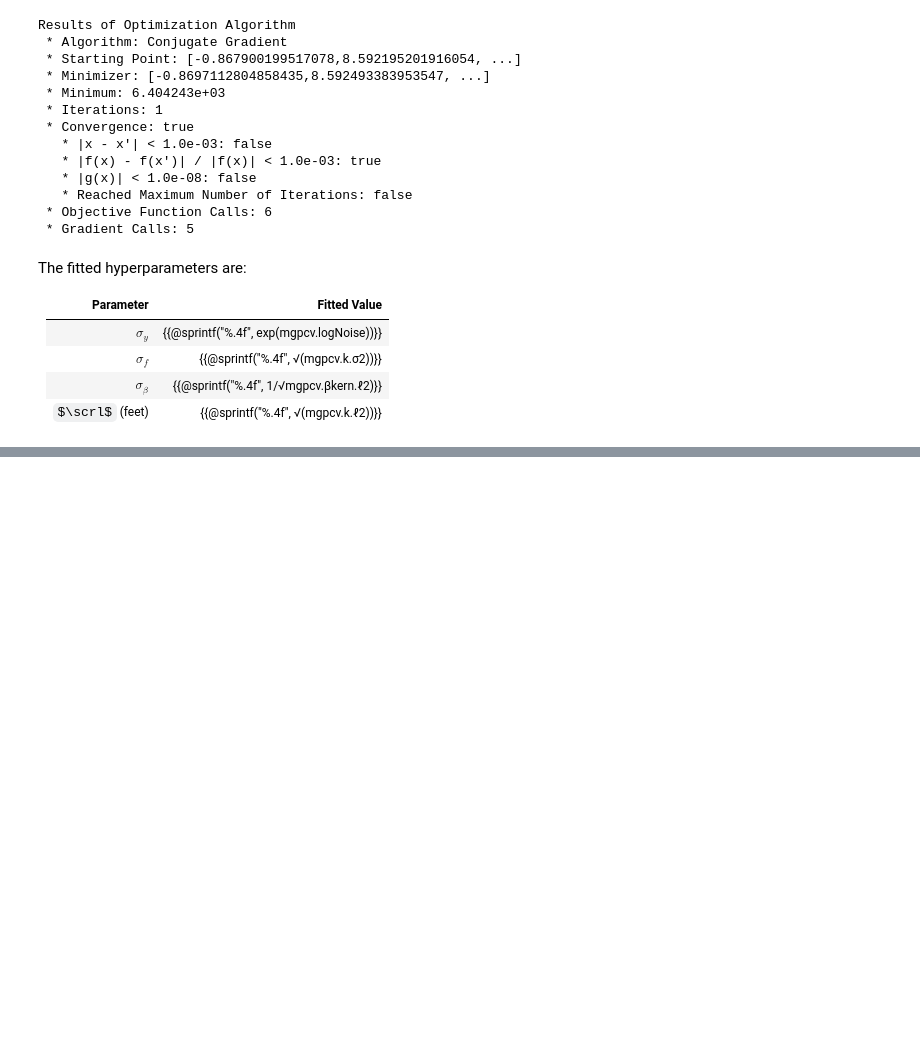
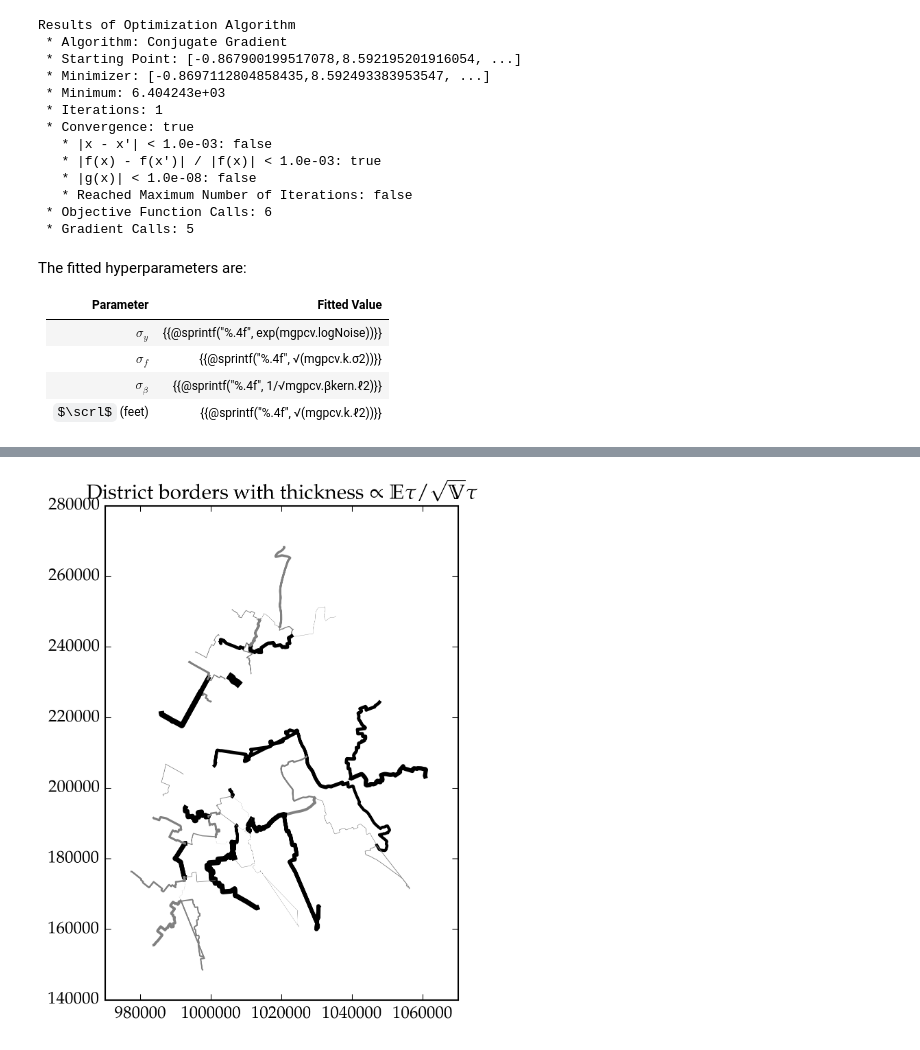
Before and after one commit to gwb/rdd-coverage, a Jupyter notebook: Maxime/NYC/NYC_analysis.ipynb, the cells around one changed output, grey strips where cells are left out. Drawn from its saved outputs; the diff is of its cells as text; code cells hidden in the pictures; some formulas as TeX source; blank space fills up the shorter version.

```diff
--- a/Maxime/NYC/NYC_analysis.ipynb
+++ b/Maxime/NYC/NYC_analysis.ipynb
@@ -637,0 +628,7 @@ end
+# %%
+function get_τpost(gp_i::GP, gp_j::GP, sentinelX::Matrix)
+    μ, Σ = GeoRDD.cliff_face(gp_i, gp_j, sentinelX)
+    τpost = GeoRDD.inverse_variance(μ, Σ)
+    return τpost
+end
+;
@@ -772,0 +939,29 @@ The fitted hyperparameters are:
+# %%
+τpost_pairs = Dict{Tuple{Int64,Int64},Normal}()
+for (distrA,distrB) in keys(sentinels)
+    X◫ = hcat(sentinels[distrA,distrB].coordinates...)
+    τpost = get_τpost(resid_GP_dict[distrA], resid_GP_dict[distrB], X◫)
+    τpost_pairs[distrA,distrB] = τpost
+end
+# %%
+for distr_pair in keys(sentinels)
+    distrA, distrB = distr_pair
+    if distrA > distrB
+        continue
+    end
+    X◫ = hcat(sentinels[distr_pair].coordinates...)
+
+    τpost = τpost_pairs[distr_pair]
+    eff_size = abs(mean(τpost)) / std(τpost)
+    if eff_size > 2
+        color="black"
+    else
+        color="gray"
+    end
+    plt.plot(X◫[1,:], X◫[2,:], linewidth=eff_size, color=color)
+end
+plt.gca()[:set_aspect]("equal")
+plt.title(L"District borders with thickness $\propto \mathbb{E}\tau/{\sqrt\mathbb{V}\tau}$ ")
+;
+# %% [output]
+[figure, added]
```
Also changed, not shown: parts of 32 cells of this notebook, 9 other files.
